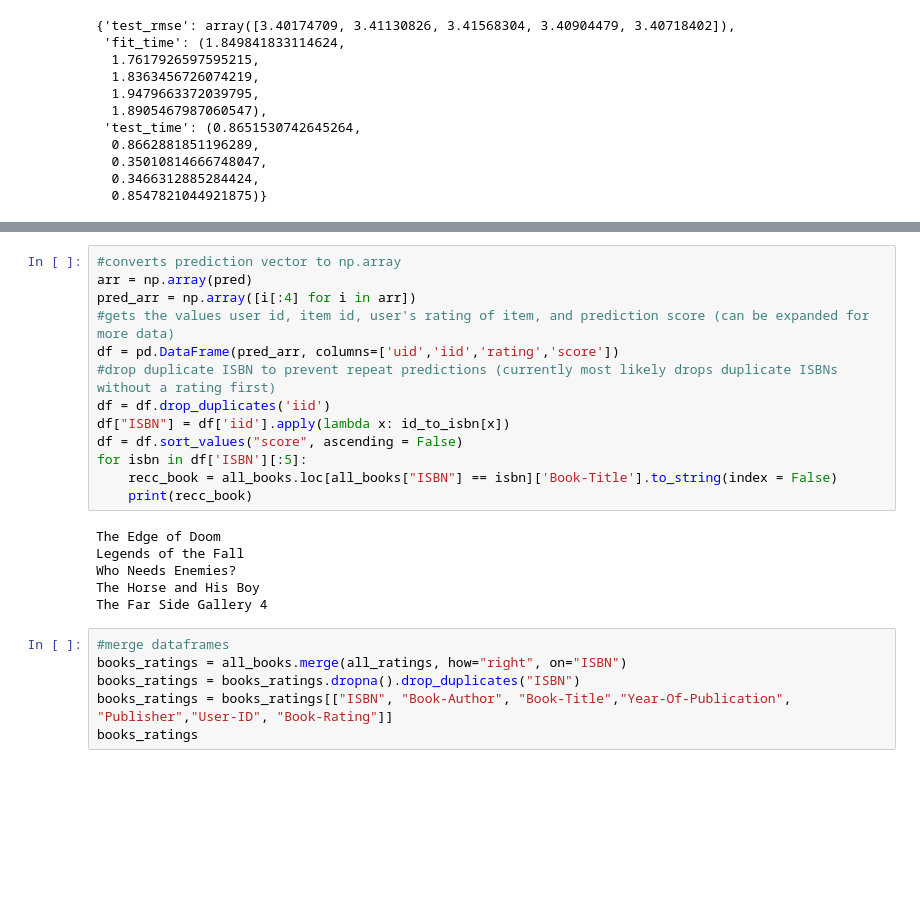
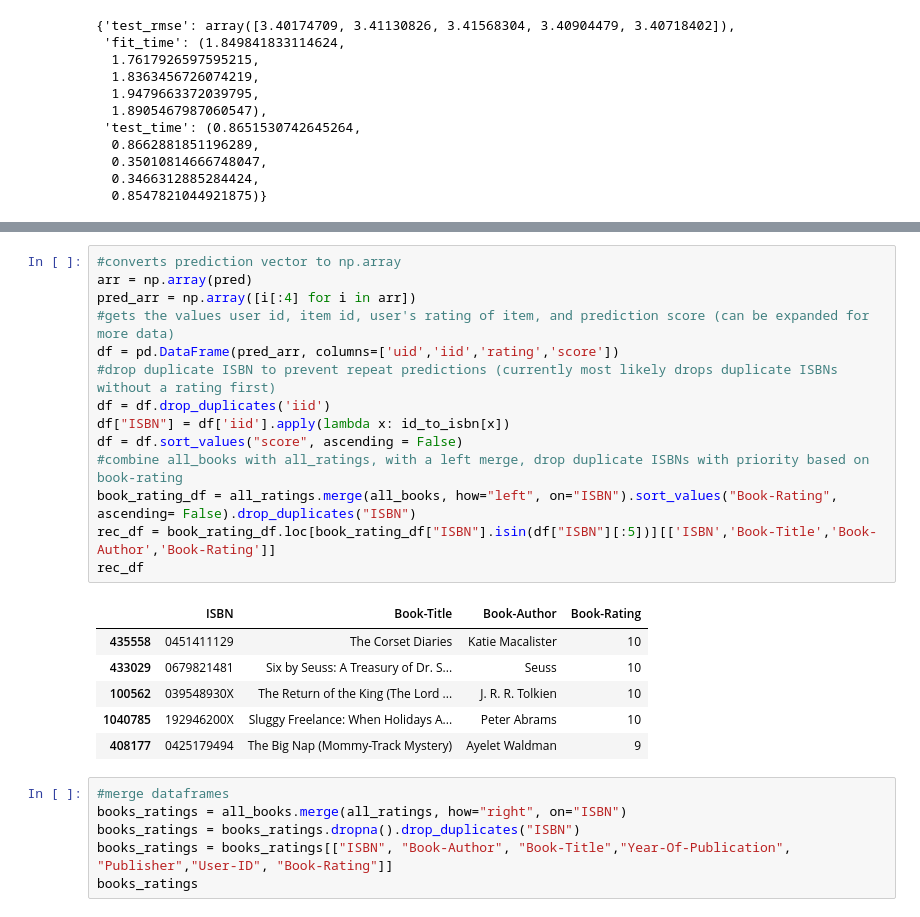
Before and after one commit to Reprodux/CP421_g16_project, a Jupyter notebook: project.ipynb, the cells around one changed output, grey strips where cells are left out. Saved outputs shown, nothing was run; the diff lists cells and outputs as text; blank space fills up the shorter version.

Commit message:
added view for book-author and book rating in reccomended df

```diff
--- a/project.ipynb
+++ b/project.ipynb
@@ -213,22 +213,24 @@ Optimal Weights:  [0.33326938 0.33336531 0.33336531]
 # %%
 #converts prediction vector to np.array
 arr = np.array(pred)
 pred_arr = np.array([i[:4] for i in arr])
 #gets the values user id, item id, user's rating of item, and prediction score (can be expanded for more data)
 df = pd.DataFrame(pred_arr, columns=['uid','iid','rating','score'])
 #drop duplicate ISBN to prevent repeat predictions (currently most likely drops duplicate ISBNs without a rating first)
 df = df.drop_duplicates('iid')
 df["ISBN"] = df['iid'].apply(lambda x: id_to_isbn[x])
 df = df.sort_values("score", ascending = False)
-for isbn in df['ISBN'][:5]:
-    recc_book = all_books.loc[all_books["ISBN"] == isbn]['Book-Title'].to_string(index = False)
-    print(recc_book)
+#combine all_books with all_ratings, with a left merge, drop duplicate ISBNs with priority based on book-rating
+book_rating_df = all_ratings.merge(all_books, how="left", on="ISBN").sort_values("Book-Rating", ascending= False).drop_duplicates("ISBN")
+rec_df = book_rating_df.loc[book_rating_df["ISBN"].isin(df["ISBN"][:5])][['ISBN','Book-Title','Book-Author','Book-Rating']]
+rec_df
 # %% [output]
-The Edge of Doom
-Legends of the Fall
-Who Needs Enemies?
-The Horse and His Boy
-The Far Side Gallery 4
+|  | ISBN | Book-Title | Book-Author | Book-Rating |
+| 435558 | 0451411129 | The Corset Diaries | Katie Macalister | 10 |
+| 433029 | 0679821481 | Six by Seuss: A Treasury of Dr. S... | Seuss | 10 |
+| 100562 | 039548930X | The Return of the King (The Lord ... | J. R. R. Tolkien | 10 |
+| 1040785 | 192946200X | Sluggy Freelance: When Holidays A... | Peter Abrams | 10 |
+| 408177 | 0425179494 | The Big Nap (Mommy-Track Mystery) | Ayelet Waldman | 9 |
 # %%
 #merge dataframes
 books_ratings = all_books.merge(all_ratings, how="right", on="ISBN")
```
Also changed, not shown: parts of 2 cells of this notebook.
